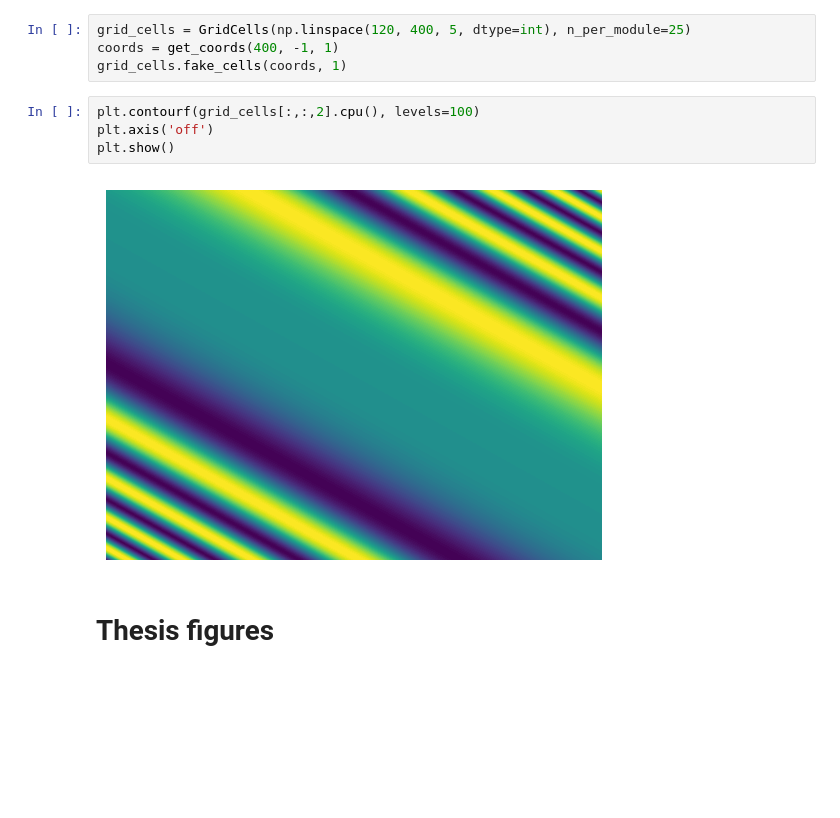
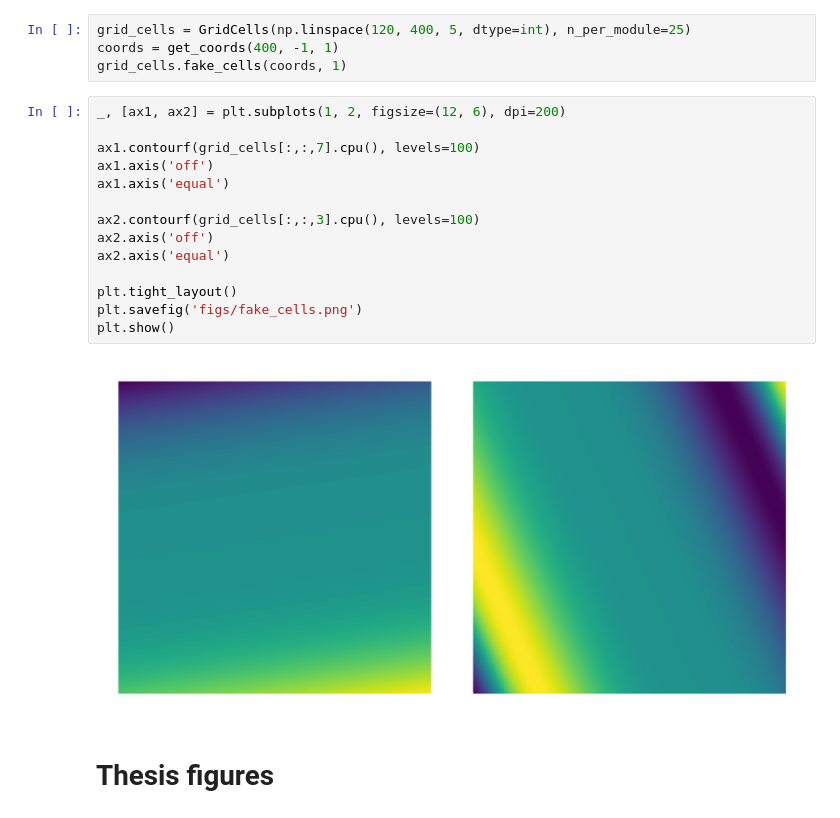
Before and after one commit to ChackMociute/Master-Thesis, a Jupyter notebook: grid_cells.ipynb, the cells around one changed output. Cells and saved outputs as stored; diff of their text form; blank space fills up the shorter version.

```diff
--- a/grid_cells.ipynb
+++ b/grid_cells.ipynb
@@ -56,12 +56,22 @@ plt.show()
 grid_cells = GridCells(np.linspace(120, 400, 5, dtype=int), n_per_module=25)
 coords = get_coords(400, -1, 1)
 grid_cells.fake_cells(coords, 1)
-# %%
-plt.contourf(grid_cells[:,:,2].cpu(), levels=100)
-plt.axis('off')
-plt.show()
-# %% [output]
-[figure, removed]
+# %%
+_, [ax1, ax2] = plt.subplots(1, 2, figsize=(12, 6), dpi=200)
+
+ax1.contourf(grid_cells[:,:,7].cpu(), levels=100)
+ax1.axis('off')
+ax1.axis('equal')
+
+ax2.contourf(grid_cells[:,:,3].cpu(), levels=100)
+ax2.axis('off')
+ax2.axis('equal')
+
+plt.tight_layout()
+plt.savefig('figs/fake_cells.png')
+plt.show()
+# %% [output]
+[figure, added]
 # %% [markdown]
 # Thesis figures
 # %%
```
Also changed, not shown: 10 other files.
